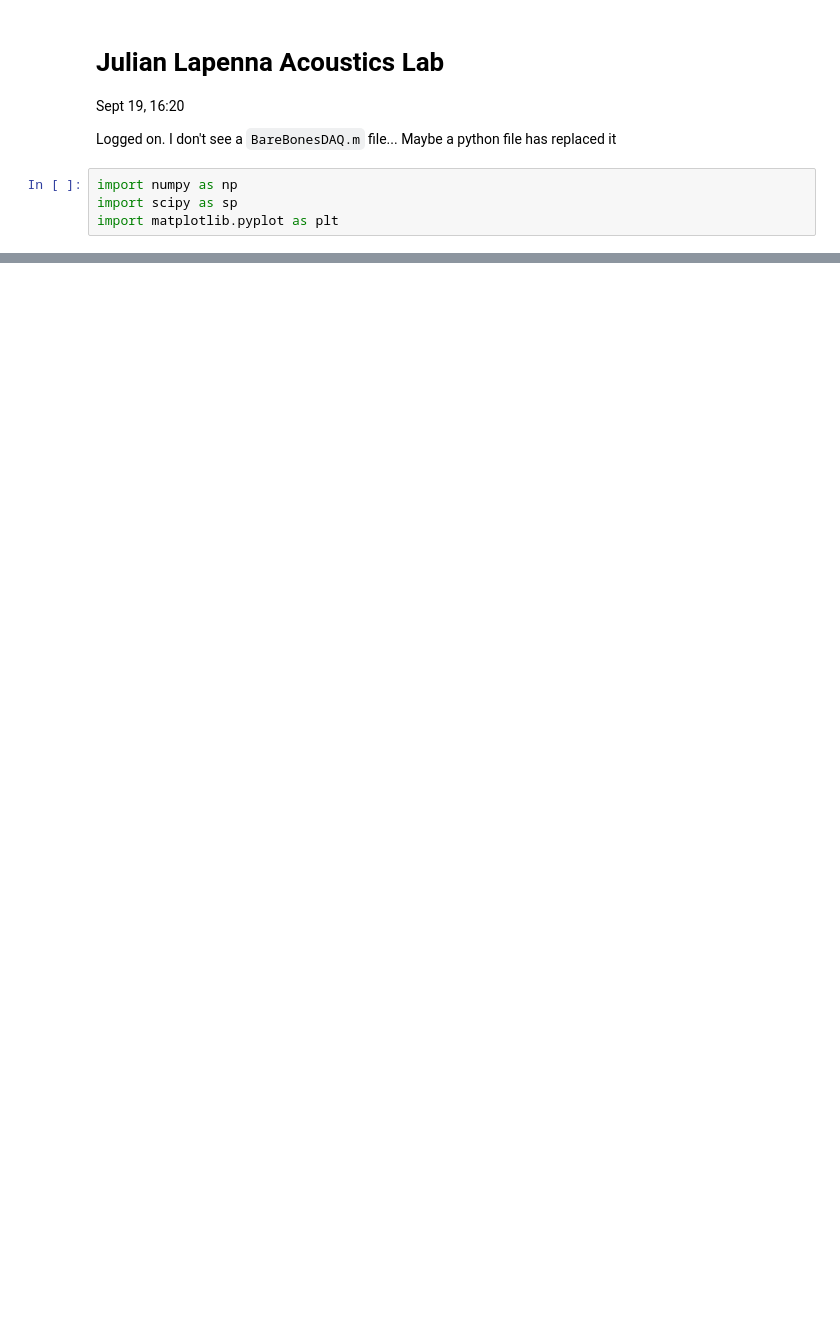
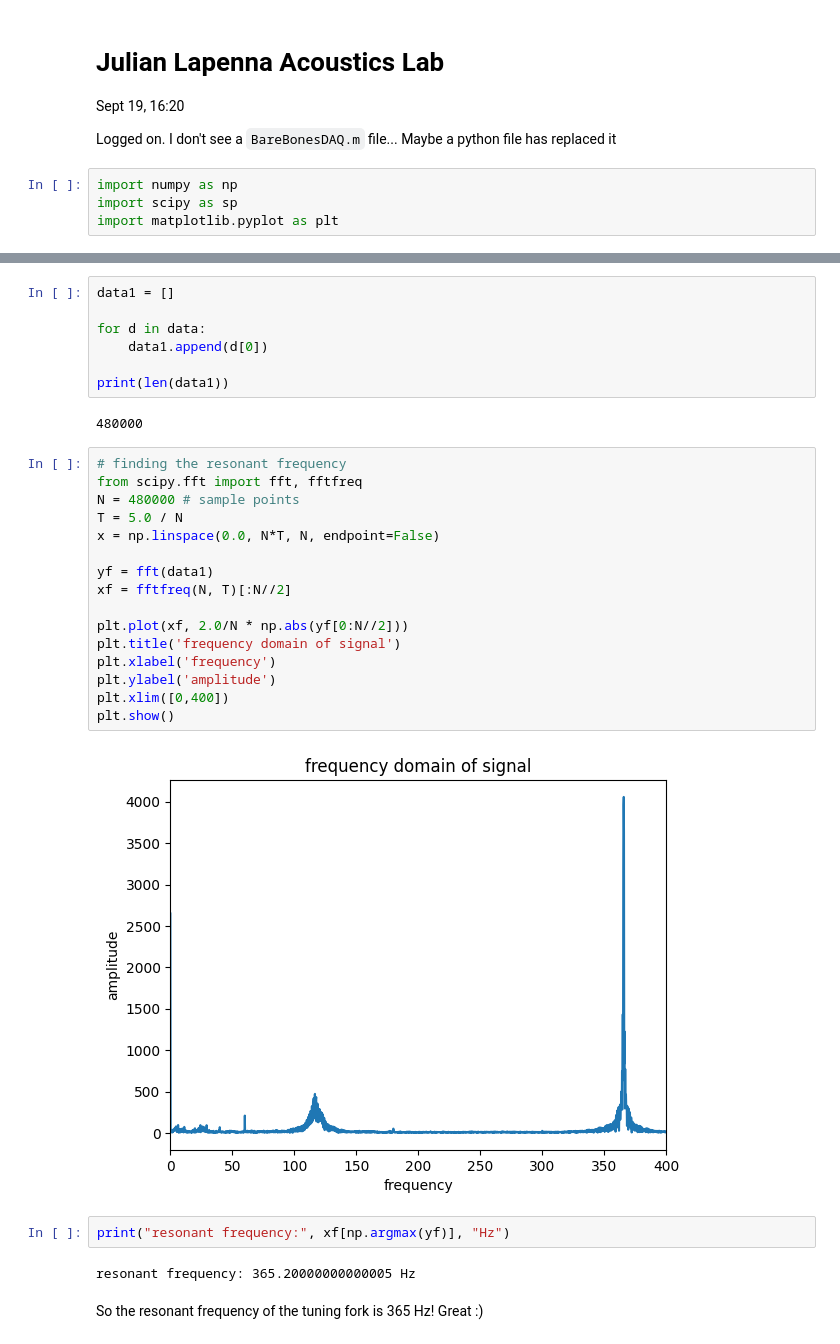
Before and after one commit to julianLapenna12/acoustic_radiation_modelling, a Jupyter notebook: notebook.ipynb, the cells around one changed output, grey strips where cells are left out. Cells and saved outputs as stored; diff of their text form; blank space fills up the shorter version.

```diff
--- a/notebook.ipynb
+++ b/notebook.ipynb
@@ -27,2 +31,35 @@ File naming convention:
 
 pXXXXX-fXXXXX-aXX-tXXX-X.wav = p\<position\>-f\<frequency\>-a\<amplitude\>-t\<time\>-\<close\far\>.wav
+# %%
+data1 = []
+
+for d in data:
+    data1.append(d[0])
+
+print(len(data1))
+# %% [output]
+480000
+# %%
+# finding the resonant frequency
+from scipy.fft import fft, fftfreq
+N = 480000 # sample points
+T = 5.0 / N
+x = np.linspace(0.0, N*T, N, endpoint=False)
+
+yf = fft(data1)
+xf = fftfreq(N, T)[:N//2]
+
+plt.plot(xf, 2.0/N * np.abs(yf[0:N//2]))
+plt.title('frequency domain of signal')
+plt.xlabel('frequency')
+plt.ylabel('amplitude')
+plt.xlim([0,400])
+plt.show()
+# %% [output]
+[figure, added]
+# %%
+print("resonant frequency:", xf[np.argmax(yf)], "Hz")
+# %% [output]
+resonant frequency: 365.20000000000005 Hz
+# %% [markdown]
+So the resonant frequency of the tuning fork is 365 Hz! Great :)
```
Also changed, not shown: parts of 5 cells of this notebook.
